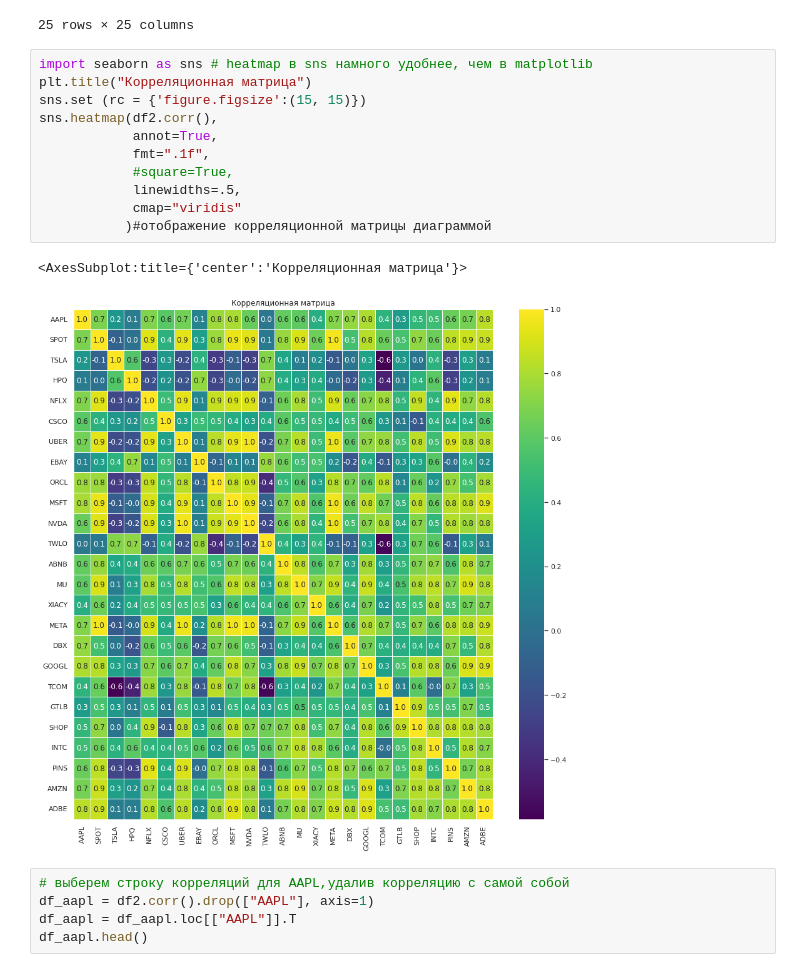
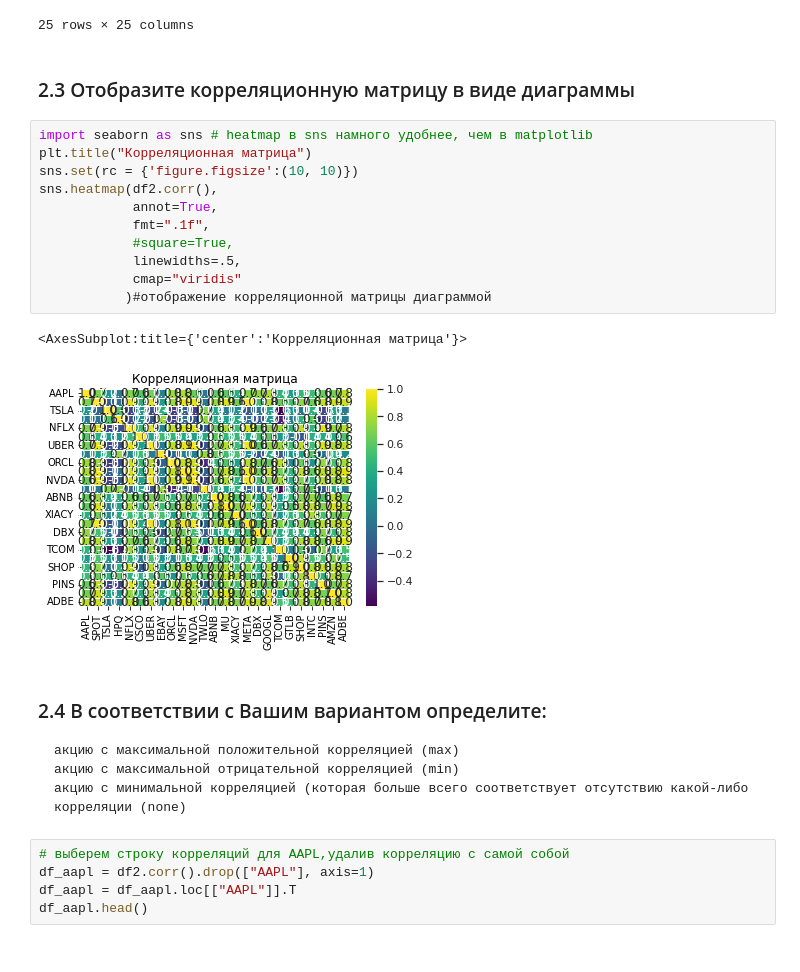
Before and after one commit to Trickster2038/BMSTU-M2-ML-METHODS, a Jupyter notebook: hw1/hw1.ipynb, the cells around one changed output. Drawn from its saved outputs; the diff is of its cells as text.

```diff
--- a/hw1/hw1.ipynb
+++ b/hw1/hw1.ipynb
@@ -372,20 +460,28 @@ df2.corr()
 | AMZN | 0.665715 | 0.875779 | 0.302321 | 0.235247 | 0.735466 | 0.404820 | 0.796897 | 0.434078 | 0.534556 | 0.838702 | ... | ... |
 | ADBE | 0.833129 | 0.863827 | 0.071508 | 0.081518 | 0.821314 | 0.554172 | 0.834611 | 0.180354 | 0.785432 | 0.913842 | ... | ... |
 25 rows × 25 columns
+# %% [markdown]
+### 2.3 Отобразите корреляционную матрицу в виде диаграммы <a name="task2_3"></a>
 # %%
 import seaborn as sns # heatmap в sns намного удобнее, чем в matplotlib
 plt.title("Корреляционная матрица")
-sns.set (rc = {'figure.figsize':(15, 15)})
+sns.set(rc = {'figure.figsize':(10, 10)})
 sns.heatmap(df2.corr(),
             annot=True,
             fmt=".1f",
             #square=True,
             linewidths=.5,
             cmap="viridis"
            )#отображение корреляционной матрицы диаграммой
 # %% [output]
 <AxesSubplot:title={'center':'Корреляционная матрица'}>
-[figure, old version]
+[figure, new version]
+# %% [markdown]
+### 2.4 В соответствии с Вашим вариантом определите: <a name="task2_4"></a>
+
+    акцию с максимальной положительной корреляцией (max)
+    акцию с максимальной отрицательной корреляцией (min)
+    акцию с минимальной корреляцией (которая больше всего соответствует отсутствию какой-либо корреляции (none)
 # %%
 # выберем строку корреляций для AAPL,удалив корреляцию с самой собой
 df_aapl = df2.corr().drop(["AAPL"], axis=1)
```
Also changed, not shown: parts of 30 cells of this notebook, 1 other file.
